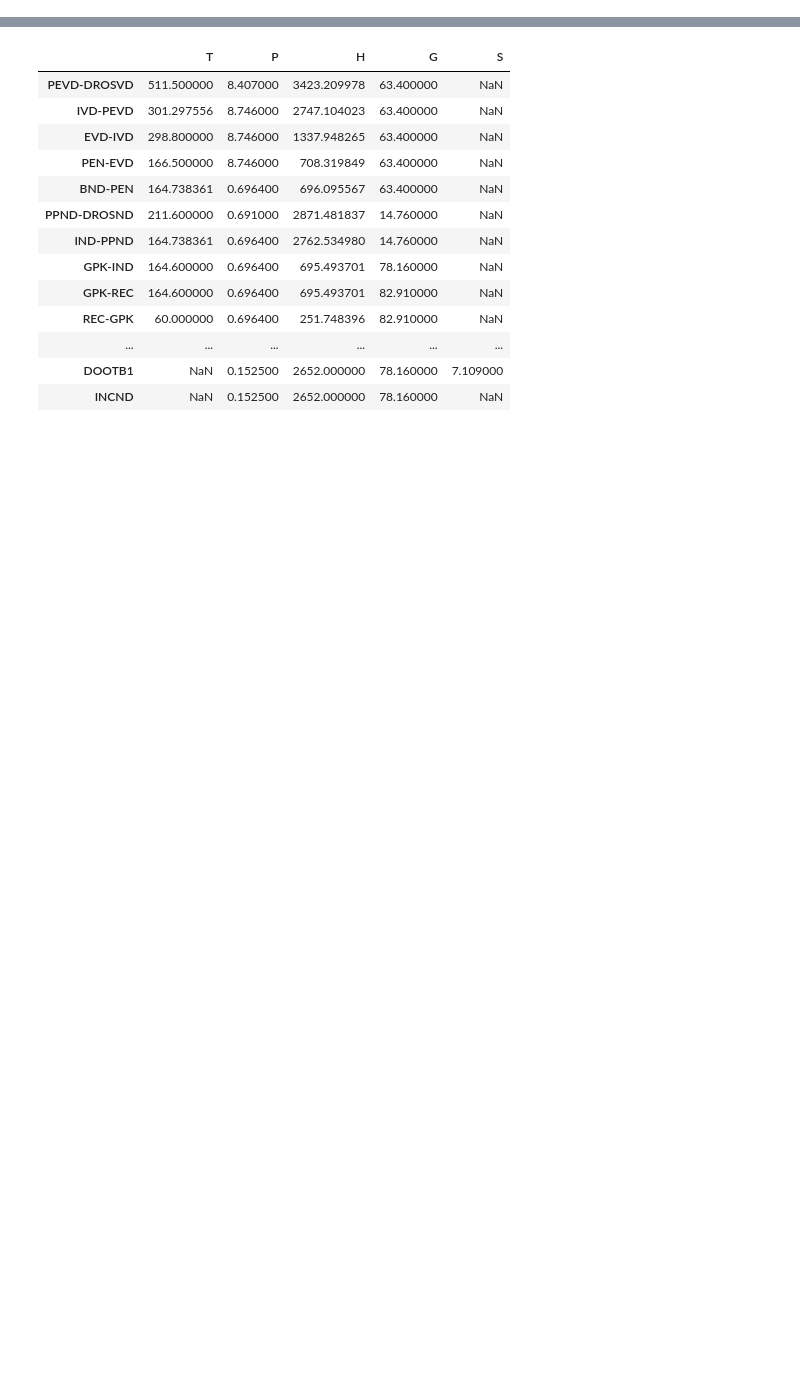
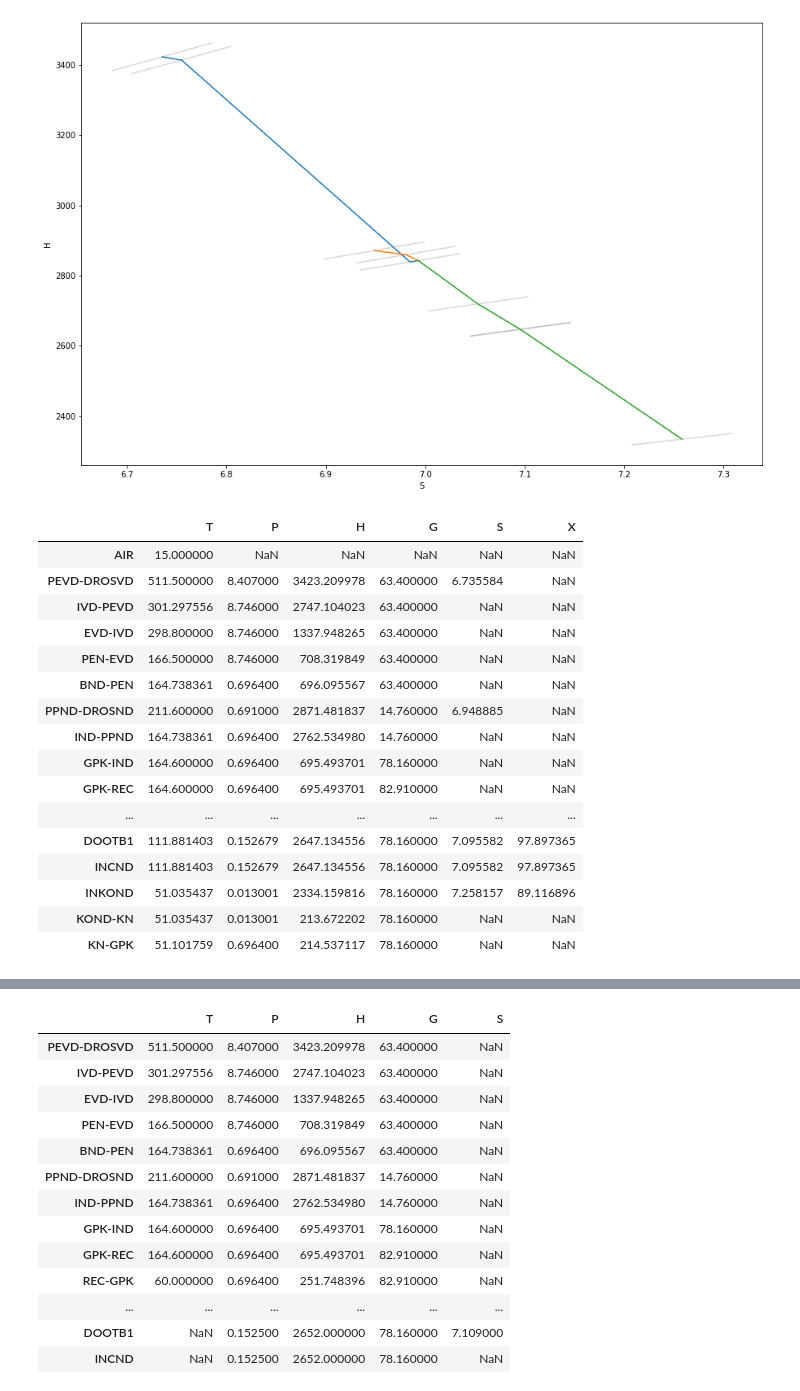
Before and after one commit to maksimovia/GZ, a Jupyter notebook: Raschet_Turboustanovka.ipynb, the cells around one changed output, grey strips where cells are left out. Saved outputs shown, nothing was run; the diff lists cells and outputs as text; code cells hidden in the pictures; blank space fills up the shorter version.

```diff
--- a/Raschet_Turboustanovka.ipynb
+++ b/Raschet_Turboustanovka.ipynb
@@ -77,3 +77,27 @@ fin:--- 5.2 сек. ---
+# %%
+import Grafiki
+
+Grafiki.H_S_diagram(water, water_streams, 15, 10)
+water_streams
+# %% [output]
+[figure, added]
+|  | T | P | H | G | S | X |
+| AIR | 15.000000 | NaN | NaN | NaN | NaN | NaN |
+| PEVD-DROSVD | 511.500000 | 8.407000 | 3423.209978 | 63.400000 | 6.735584 | NaN |
+| IVD-PEVD | 301.297556 | 8.746000 | 2747.104023 | 63.400000 | NaN | NaN |
+| EVD-IVD | 298.800000 | 8.746000 | 1337.948265 | 63.400000 | NaN | NaN |
+| PEN-EVD | 166.500000 | 8.746000 | 708.319849 | 63.400000 | NaN | NaN |
+| BND-PEN | 164.738361 | 0.696400 | 696.095567 | 63.400000 | NaN | NaN |
+| PPND-DROSND | 211.600000 | 0.691000 | 2871.481837 | 14.760000 | 6.948885 | NaN |
+| IND-PPND | 164.738361 | 0.696400 | 2762.534980 | 14.760000 | NaN | NaN |
+| GPK-IND | 164.600000 | 0.696400 | 695.493701 | 78.160000 | NaN | NaN |
+| GPK-REC | 164.600000 | 0.696400 | 695.493701 | 82.910000 | NaN | NaN |
+| ... | ... | ... | ... | ... | ... | ... |
+| DOOTB1 | 111.881403 | 0.152679 | 2647.134556 | 78.160000 | 7.095582 | 97.897365 |
+| INCND | 111.881403 | 0.152679 | 2647.134556 | 78.160000 | 7.095582 | 97.897365 |
+| INKOND | 51.035437 | 0.013001 | 2334.159816 | 78.160000 | 7.258157 | 89.116896 |
+| KOND-KN | 51.035437 | 0.013001 | 213.672202 | 78.160000 | NaN | NaN |
+| KN-GPK | 51.101759 | 0.696400 | 214.537117 | 78.160000 | NaN | NaN |
 # %%
 electric
 # %% [output]
```
Also changed, not shown: parts of 3 cells of this notebook, 13 other files.
